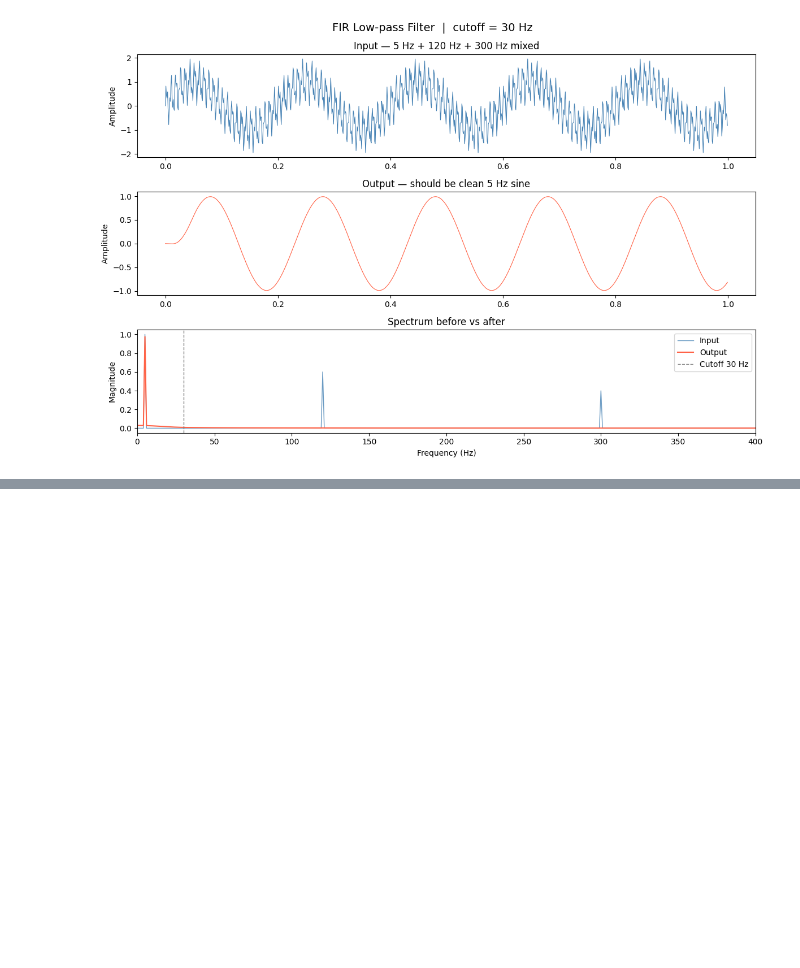
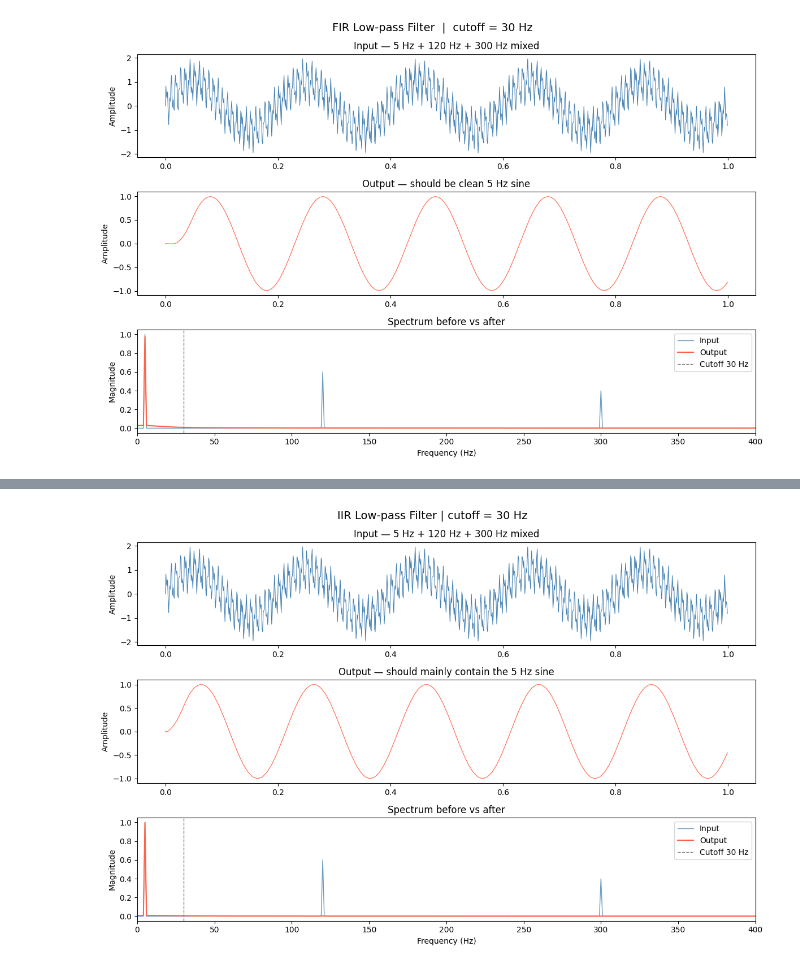
Before and after one commit to monssef12/DSP-with-python, a Jupyter notebook: DSP_Basics.ipynb, the cells around one changed output, grey strips where cells are left out. Saved outputs shown, nothing was run; the diff lists cells and outputs as text; code cells hidden in the pictures; blank space fills up the shorter version.

```diff
--- a/DSP_Basics.ipynb
+++ b/DSP_Basics.ipynb
@@ -118,0 +165,96 @@ plt.show()
+# %%
+def IIR_filter(input_signal, Present_coefficients, Past_Coefficients):  #simple implementation of the FIR filter
+  output_signal = [0] * len(input_signal)
+  for i in range(len(input_signal)):
+    for j in range(len(Present_coefficients)):
+      if i-j >= 0:
+        output_signal[i] += Present_coefficients[j] * input_signal[i-j]
+      else:
+        break
+
+    for k in range(1, len(Past_Coefficients)+1):
+      if i-k >= 0 :
+        output_signal[i] -= Past_Coefficients[k-1] * output_signal[i-k]
+      else:
+        break;
+  return output_signal
+# %%
+import numpy as np
+from scipy.signal import butter
+import matplotlib.pyplot as plt
+
+# 1000 Hz ADC
+fs = 1000
+N  = 1000
+t  = np.linspace(0, N/fs, N, endpoint=False)
+
+# actual signal + unwanted frequencies
+f_low  = 5
+f_mid  = 120
+f_high = 300
+
+signal = (1.0 * np.sin(2 * np.pi * f_low  * t) +
+          0.6 * np.sin(2 * np.pi * f_mid  * t) +
+          0.4 * np.sin(2 * np.pi * f_high * t))
+
+# 30 Hz cutoff
+cutoff = 30
+
+# 4th-order Butterworth IIR low-pass
+b, a = butter(4, cutoff, fs=fs)
+
+# Your implementation expects:
+# y[n] = Σ b[k]x[n-k] - Σ a[k]y[n-k]
+#
+# where Past_Coefficients = [a1, a2, ...]
+Present_coefficients = list(b)
+Past_Coefficients = list(a[1:])
+
+filtered = IIR_filter(list(signal),
+                      Present_coefficients,
+                      Past_Coefficients)
+
+fig, axes = plt.subplots(3, 1, figsize=(12, 8))
+fig.suptitle('IIR Low-pass Filter | cutoff = 30 Hz', fontsize=14)
+
+axes[0].plot(t, signal, color='steelblue', linewidth=0.8)
+axes[0].set_title('Input — 5 Hz + 120 Hz + 300 Hz mixed')
+axes[0].set_ylabel('Amplitude')
+
+# unlike FIR, IIR transient theoretically never fully disappears
+axes[1].plot(t, filtered, color='tomato', linewidth=0.8)
+axes[1].set_title('Output — should mainly contain the 5 Hz sine')
+axes[1].set_ylabel('Amplitude')
+
+freqs  = np.fft.rfftfreq(N, 1/fs)
+sp_in  = np.abs(np.fft.rfft(signal))   / (N/2)
+sp_out = np.abs(np.fft.rfft(filtered)) / (N/2)
+
+axes[2].plot(freqs, sp_in,
+             color='steelblue',
+             linewidth=1,
+             label='Input',
+             alpha=0.8)
+
+axes[2].plot(freqs, sp_out,
+             color='tomato',
+             linewidth=1.5,
+             label='Output')
+
+axes[2].axvline(cutoff,
+                color='gray',
+                linestyle='--',
+                linewidth=1,
+                label=f'Cutoff {cutoff} Hz')
+
+axes[2].set_xlim(0, 400)
+axes[2].set_title('Spectrum before vs after')
+axes[2].set_xlabel('Frequency (Hz)')
+axes[2].set_ylabel('Magnitude')
+axes[2].legend()
+
+plt.tight_layout()
+plt.savefig('iir_output.png', dpi=150)
+plt.show()
+# %% [output]
+[figure, added]
```
Also changed, not shown: parts of 2 cells of this notebook.
